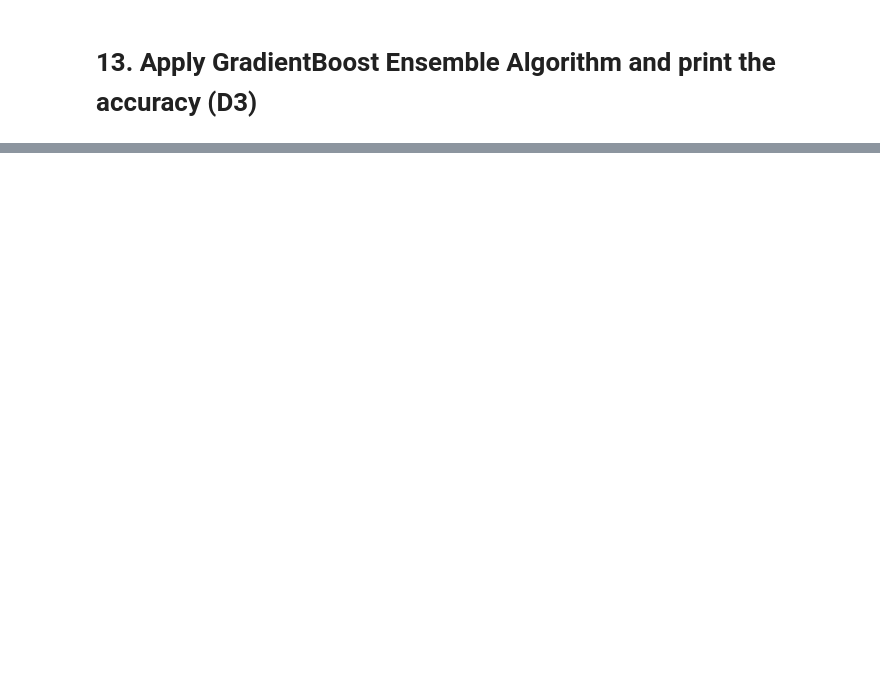
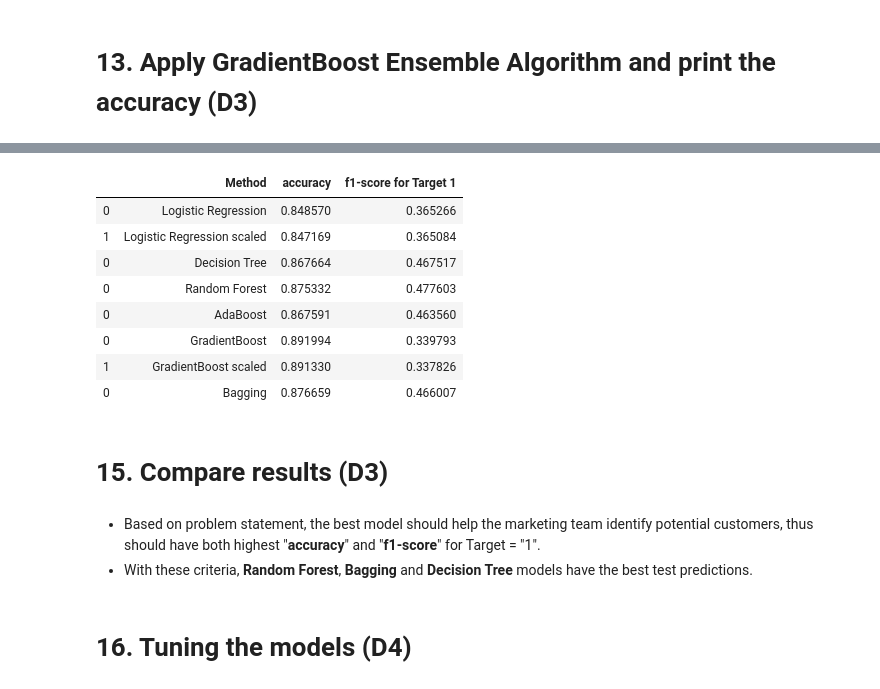
Before and after one commit to NhatTanVu/AI-ML, a Jupyter notebook: Ensemble Techniques & Model Tuning/[Project] - Ensemble Techniques - Term Deposit Subscription Prediction/Project 3/Project_3_Tan_G8.ipynb, the cells around one changed output, grey strips where cells are left out. Cells and saved outputs as stored; diff of their text form; code cells hidden in the pictures; blank space fills up the shorter version.

```diff
--- a/Ensemble Techniques & Model Tuning/[Project] - Ensemble Techniques - Term Deposit Subscription Prediction/Project 3/Project_3_Tan_G8.ipynb
+++ b/Ensemble Techniques & Model Tuning/[Project] - Ensemble Techniques - Term Deposit Subscription Prediction/Project 3/Project_3_Tan_G8.ipynb
@@ -554,0 +614,9 @@ weighted avg       0.88      0.87      0.87     13564
+# %%
+model_rfcl.fit(X_train, y_train)
+acc_abcl = model_abcl.score(X_test, y_test)
+y_predict_abcl = model_abcl.predict(X_test)
+f1_score_target_1 = metrics.f1_score(y_test, y_predict_abcl, labels=[1])
+resultsDf = pd.concat([resultsDf, pd.DataFrame({'Method':['AdaBoost'],
+                          'accuracy': [acc_abcl],
+                          'f1-score for Target 1': [f1_score_target_1]})])
+resultsDf
@@ -555,2 +630,6 @@ weighted avg       0.88      0.87      0.87     13564
 # %% [markdown]
 # 13. Apply GradientBoost Ensemble Algorithm and print the accuracy (D3)
+# %%
+from sklearn.ensemble import GradientBoostingClassifier
+model_gbcl = GradientBoostingClassifier(n_estimators=50, learning_rate=1, random_state=1)
+model_gbcl.fit(X_train, y_train)
@@ -556,0 +669,13 @@ weighted avg       0.88      0.87      0.87     13564
+# %%
+model_gbcl.fit(X_train, y_train)
+acc_gbcl = model_gbcl.score(X_test, y_test)
+y_predict_gbcl = model_gbcl.predict(X_test)
+f1_score_target_1 = metrics.f1_score(y_test, y_predict_gbcl, labels=[1])
+model_gbcl.fit(X_train_scaled, y_train)
+acc_gbcl_scaled = model_gbcl.score(X_test_scaled, y_test)
+y_predict_gbcl_scaled = model_gbcl.predict(X_test_scaled)
+f1_score_target_1_scaled = metrics.f1_score(y_test, y_predict_gbcl_scaled, labels=[1])
+resultsDf = pd.concat([resultsDf, pd.DataFrame({'Method':['GradientBoost', 'GradientBoost scaled'],
+                          'accuracy': [acc_gbcl, acc_gbcl_scaled],
+                          'f1-score for Target 1': [f1_score_target_1, f1_score_target_1_scaled]})])
+resultsDf
@@ -556,0 +693,6 @@ weighted avg       0.88      0.87      0.87     13564
+# %%
+from sklearn.ensemble import BaggingClassifier
+
+model_bgcl = BaggingClassifier(base_estimator=DecisionTreeClassifier(random_state=1, criterion='entropy', max_depth=9, class_weight={0:1,1:4}),
+                         n_estimators=50, max_samples=.5, random_state=1)
+model_bgcl.fit(X_train, y_train)
@@ -556,0 +740,26 @@ weighted avg       0.88      0.87      0.87     13564
+# %%
+model_bgcl.fit(X_train, y_train)
+acc_bgcl = model_bgcl.score(X_test, y_test)
+y_predict_bgcl = model_bgcl.predict(X_test)
+f1_score_target_1 = metrics.f1_score(y_test, y_predict_bgcl, labels=[1])
+resultsDf = pd.concat([resultsDf, pd.DataFrame({'Method':['Bagging'],
+                          'accuracy': [acc_bgcl],
+                          'f1-score for Target 1': [f1_score_target_1]})])
+resultsDf
+# %% [output]
+|  | Method | accuracy | f1-score for Target 1 |
+| 0 | Logistic Regression | 0.848570 | 0.365266 |
+| 1 | Logistic Regression scaled | 0.847169 | 0.365084 |
+| 0 | Decision Tree | 0.867664 | 0.467517 |
+| 0 | Random Forest | 0.875332 | 0.477603 |
+| 0 | AdaBoost | 0.867591 | 0.463560 |
+| 0 | GradientBoost | 0.891994 | 0.339793 |
+| 1 | GradientBoost scaled | 0.891330 | 0.337826 |
+| 0 | Bagging | 0.876659 | 0.466007 |
+# %% [markdown]
+# 15. Compare results (D3)
+# %% [markdown]
+* Based on problem statement, the best model should help the marketing team identify potential customers, thus should have both highest "**accuracy**" and "**f1-score**" for Target = "1".
+* With these criteria, **Random Forest**, **Bagging** and **Decision Tree** models have the best test predictions.
+# %% [markdown]
+# 16. Tuning the models (D4)
```
Also changed, not shown: parts of 29 cells of this notebook.
